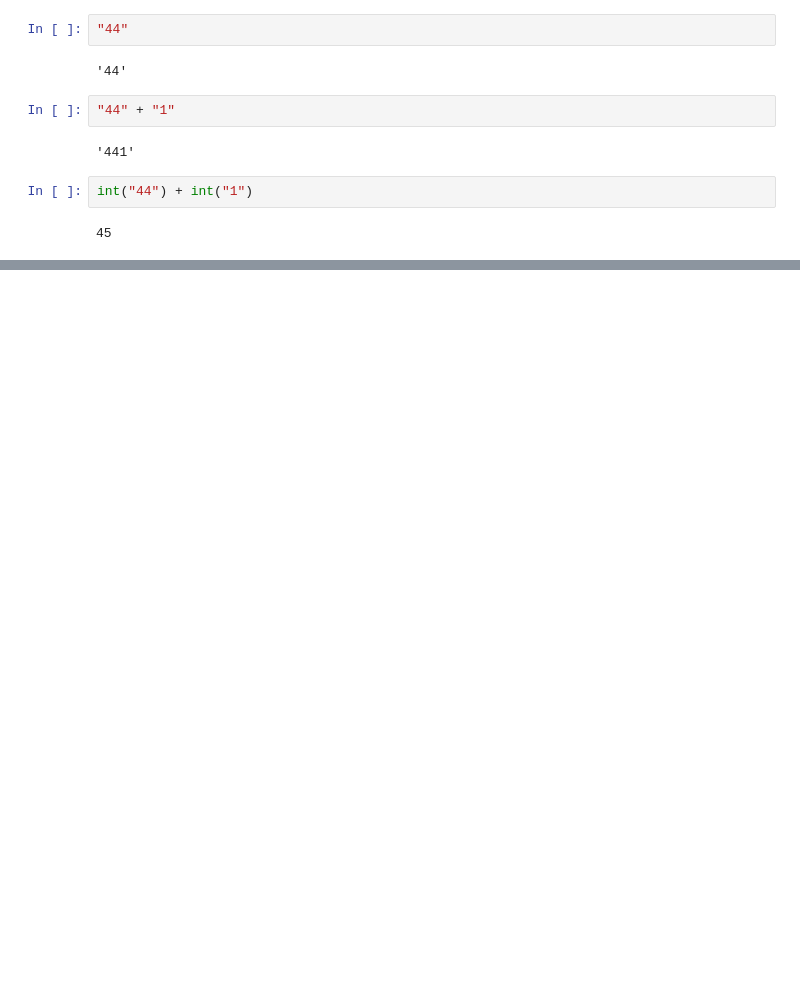
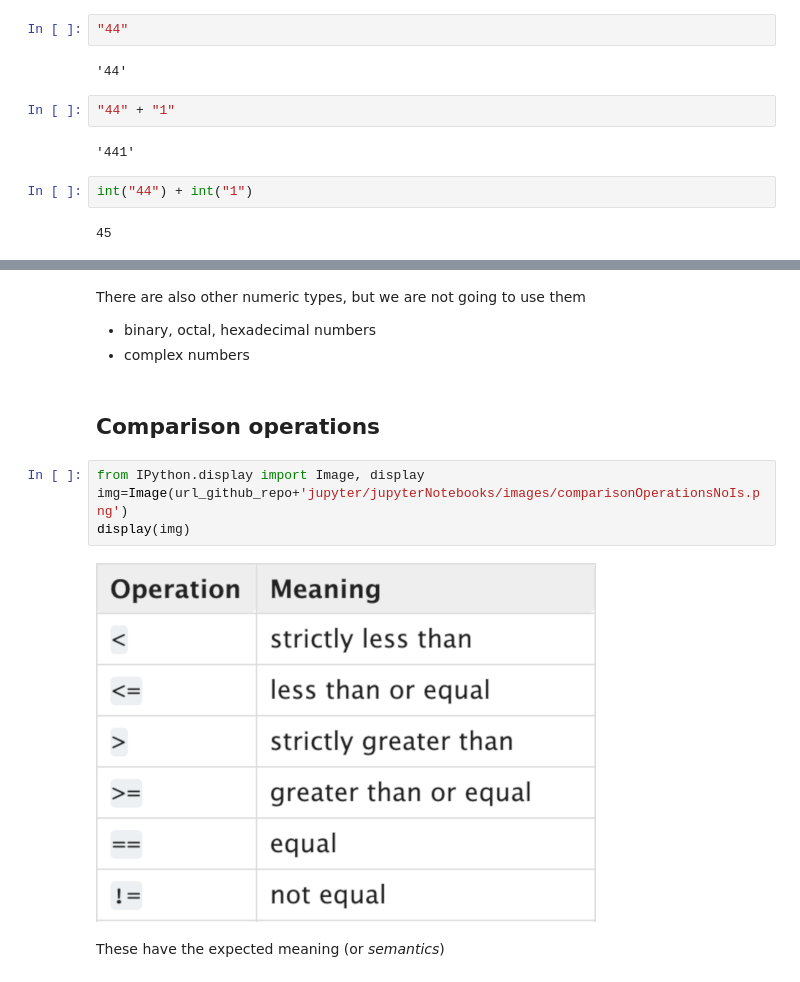
Before and after one commit to EMbeDS-education/OCP_Python4Finance2024, a Jupyter notebook: jupyter/jupyterNotebooks/01introduzioneAPython.ipynb, the cells around one changed output, grey strips where cells are left out. Drawn from its saved outputs; the diff is of its cells as text; blank space fills up the shorter version.

```diff
--- a/jupyter/jupyterNotebooks/01introduzioneAPython.ipynb
+++ b/jupyter/jupyterNotebooks/01introduzioneAPython.ipynb
@@ -174,0 +386,14 @@ int("44") + int("1")
+# %% [markdown]
+There are also other numeric types, but we are not going to use them
+* binary, octal, hexadecimal numbers
+* complex numbers
+# %% [markdown]
+## Comparison operations
+# %%
+from IPython.display import Image, display
+img=Image(url_github_repo+'jupyter/jupyterNotebooks/images/comparisonOperationsNoIs.png')
+display(img)
+# %% [output]
+[figure, added]
+# %% [markdown]
+These have the expected meaning (or _semantics_)
```
Also changed, not shown: parts of 175 cells of this notebook.
